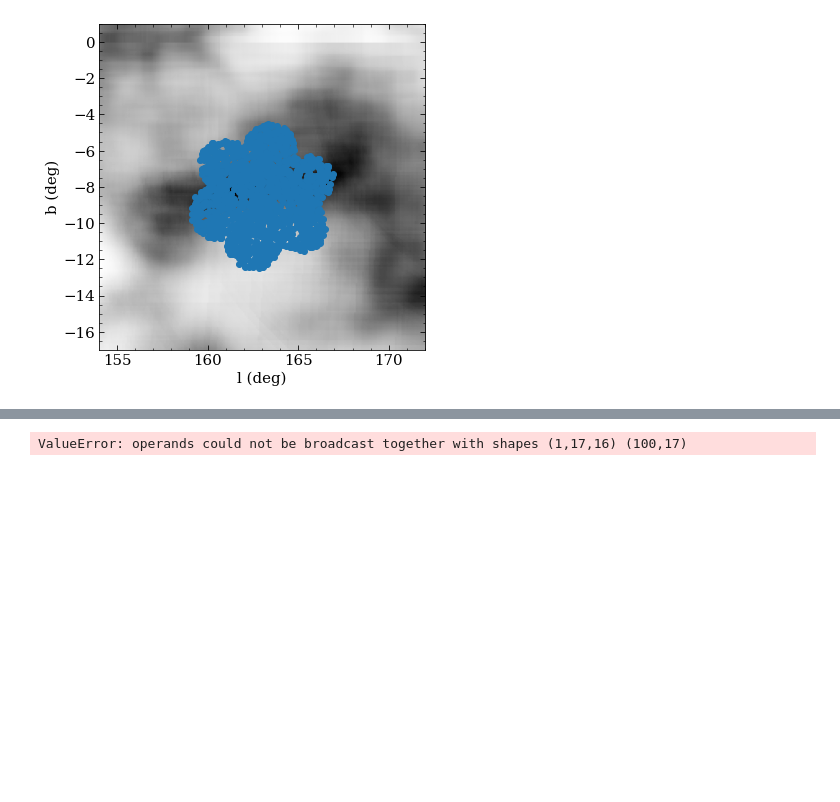
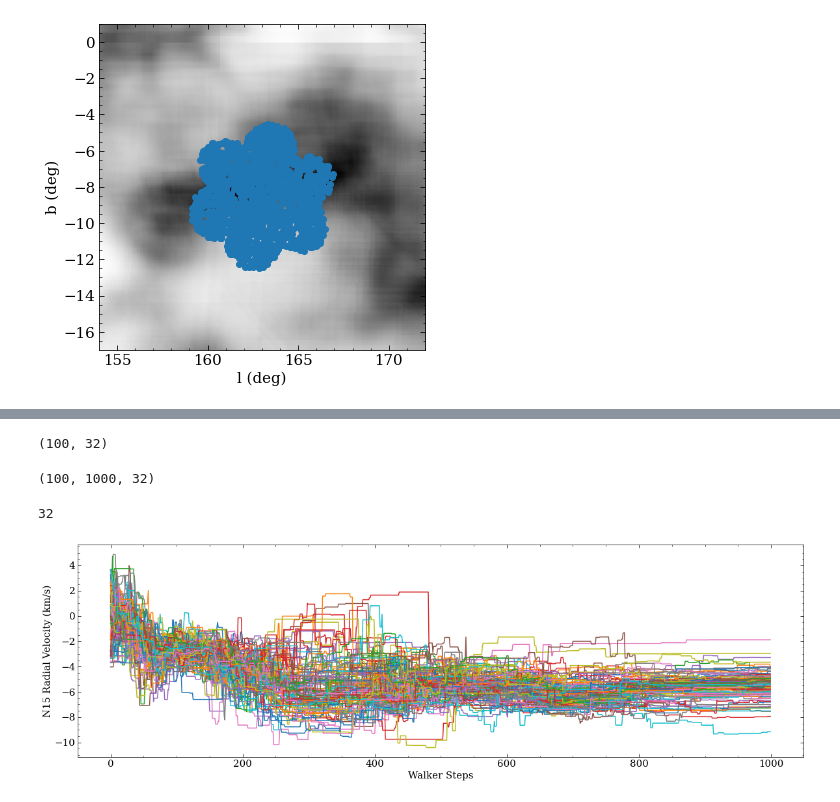
Before and after one commit to aidantmcb/CACloudKT, a Jupyter notebook: 230530_CACloudKT_v2.ipynb, the cells around one changed output, grey strips where cells are left out. Cells and saved outputs as stored; diff of their text form; code cells hidden in the pictures; blank space fills up the shorter version.

```diff
--- a/230530_CACloudKT_v2.ipynb
+++ b/230530_CACloudKT_v2.ipynb
@@ -292,4 +311,5 @@ plt.show()
 # %%
-for i in range(len(a.init_signals)):
-    plt.plot(a.init_signals[i, :])
-plt.show()
+# for i in range(len(a.stars)):
+#     # star = a.stars[i]
+#     plt.plot(a.bins[1:], a.dAVdd[i, :])
+#     plt.show()
@@ -383,4 +464,51 @@ def MCMC(steps = 1000, nwalkers = 100):
-# %%
-MCMC()
-# %% [output]
-ValueError: operands could not be broadcast together with shapes (1,17,16) (100,17)
+# %%
+aa = a
+# %%
+stp = 1000
+sampler, ndim, ndim_amp = MCMC(aa, steps = stp)
+# sampler1, ndim1, ndim_amp1 = MCMC(a1, steps = stp)
+# sampler2, ndim2, ndim_amp2 = MCMC(a2, steps = stp)
+# sampler3, ndim3, ndim_amp3 = MCMC(a3, steps = stp)
+# %% [output]
+(100, 32)
+# %%
+sampler.chain.shape
+# %% [output]
+(100, 1000, 32)
+# %%
+def burnin(sampler, i, label = ''):
+    fig, ax = plt.subplots(figsize = (20, 6))
+    ndim = sampler.chain.shape[-1]
+    print(ndim)
+    if range(ndim)[i] < int(ndim / 2):
+        label = 'N{} Radial Velocity (km/s)'.format(i)
+    else:
+        label = 'N{} dA(V)/dd (mag/pc)'.format(i - int(ndim/2))
+
+    normalize = matplotlib.colors.Normalize(-10, 10)
+    cmap = matplotlib.cm.viridis
+    cmappable = matplotlib.cm.ScalarMappable(norm = normalize, cmap = cmap)
+    colors = cmap(np.linspace(0,1,ndim))
+
+    # for i in range(ndim):
+    walkers = sampler.chain[:,:,i].T
+    points = ax.plot(walkers)
+
+    cutoff = 50
+    median = np.median(walkers[cutoff:, :])
+    perc16err =  median - np.percentile(walkers[cutoff:, :], 16)
+    perc84err =  np.percentile(walkers[cutoff:, :], 84) - median
+    stdeviation =  np.std(walkers[cutoff,:], ddof = 1)
+
+
+    # plt.errorbar(x = 500 + 0.05 * 500, y = median, yerr = stdeviation, fmt = 'o', capsize = 2)
+
+    # fig.colorbar(cmappable, label = 'Velocity ')
+    ax.set_xlabel("Walker Steps")
+    ax.set_ylabel(label)
+    plt.show()
+
+burnin(sampler, 15, label = '')
+# %% [output]
+32
+[figure, added]
```
Also changed, not shown: parts of 15 cells of this notebook.
